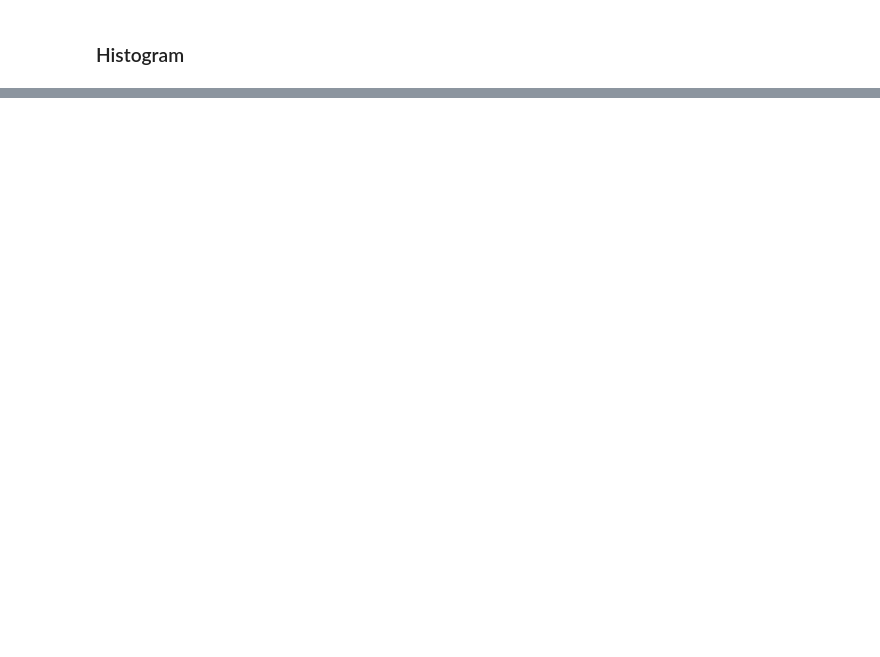
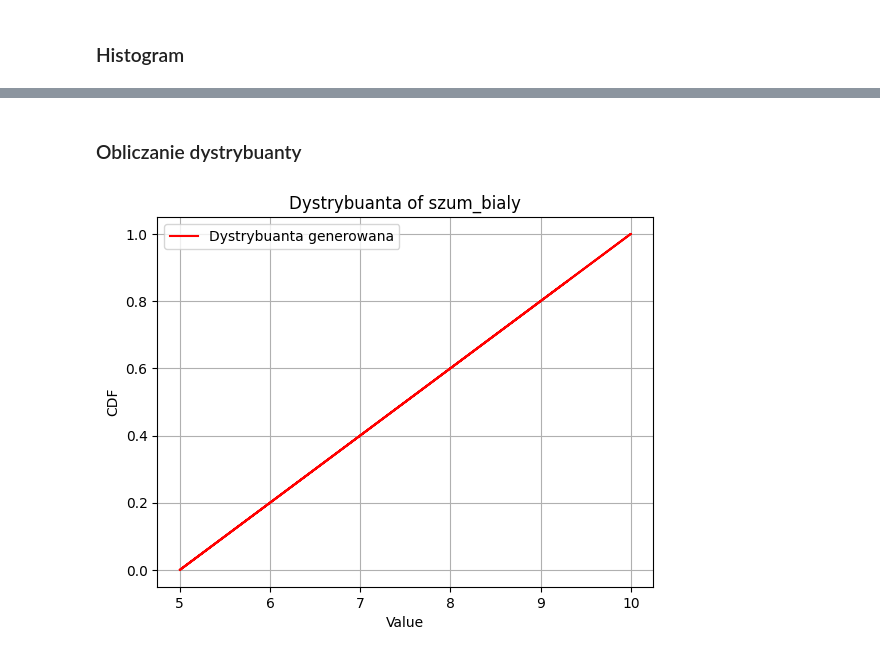
Before and after one commit to mbrunka/stochastyka-white-noise, a Jupyter notebook: main.ipynb, the cells around one changed output, grey strips where cells are left out. Drawn from its saved outputs; the diff is of its cells as text; code cells hidden in the pictures; blank space fills up the shorter version.

```diff
--- a/main.ipynb
+++ b/main.ipynb
@@ -70,0 +94,14 @@ plt.show()
+# %% [markdown]
+### Obliczanie dystrybuanty
+# %%
+### Obliczanie dystrybuanty
+plt.plot(szum_bialy, uniform.cdf(szum_bialy, loc=ZAKRES[0], scale=ZAKRES[1]-ZAKRES[0]), 'r', label='Dystrybuanta generowana')
+
+plt.title('Dystrybuanta of szum_bialy')
+plt.xlabel('Value')
+plt.ylabel('CDF')
+plt.legend()
+plt.grid(True)
+plt.show()
+# %% [output]
+[figure, added]
```
Also changed, not shown: parts of 7 cells of this notebook.
